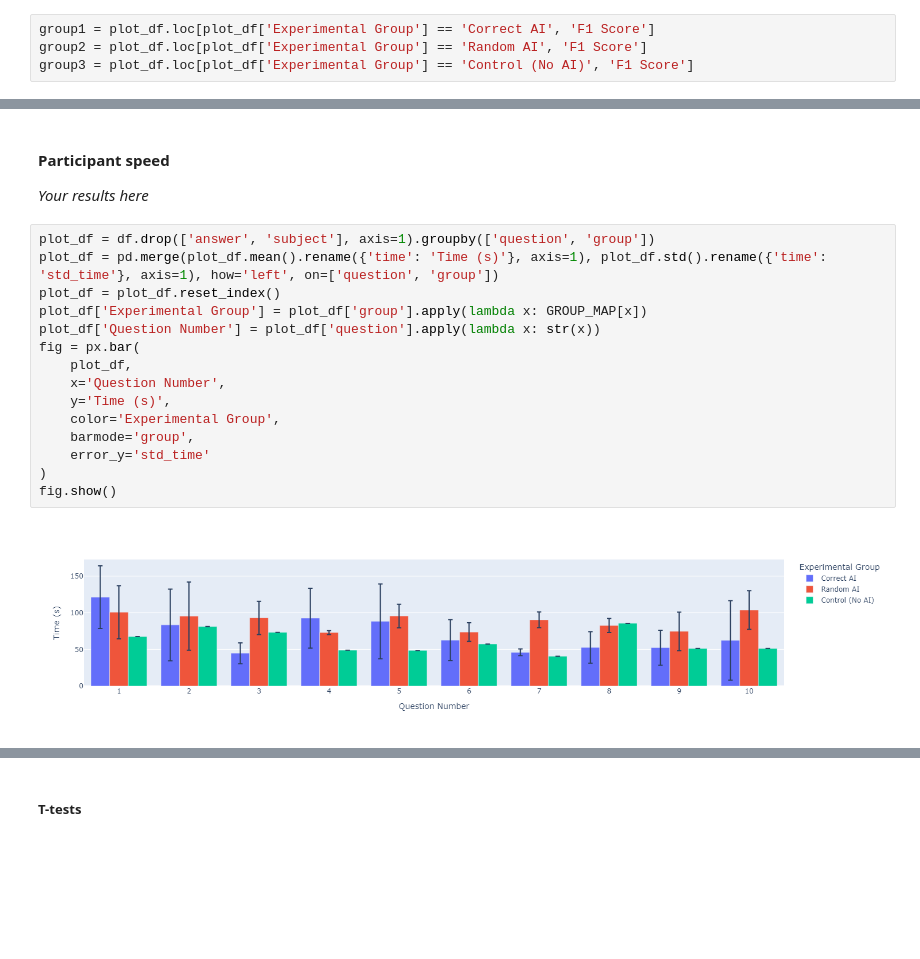
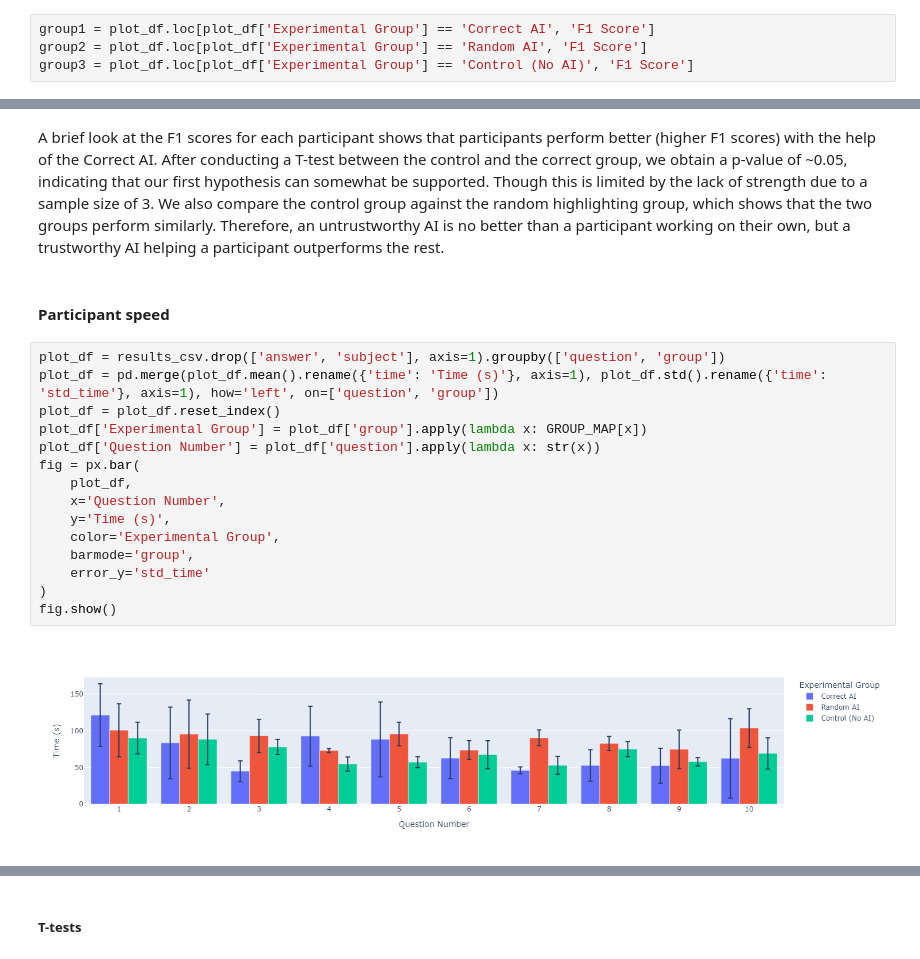
Before and after one commit to nexync/iml_final, a Jupyter notebook: Interpretable_ML_group_assignment_2.ipynb, the cells around one changed output, grey strips where cells are left out. Drawn from its saved outputs; the diff is of its cells as text; blank space fills up the shorter version.

```diff
--- a/Interpretable_ML_group_assignment_2.ipynb
+++ b/Interpretable_ML_group_assignment_2.ipynb
@@ -247,23 +271,24 @@ P-value: 0.44860787177003214
+# %% [markdown]
+A brief look at the F1 scores for each participant shows that participants perform better (higher F1 scores) with the help of the Correct AI. After conducting a T-test between the control and the correct group, we obtain a p-value of ~0.05, indicating that our first hypothesis can somewhat be supported. Though this is limited by the lack of strength due to a sample size of 3. We also compare the control group against the random highlighting group, which shows that the two groups perform similarly. Therefore, an untrustworthy AI is no better than a participant working on their own, but a trustworthy AI helping a participant outperforms the rest.
 # %% [markdown]
 #### Participant speed
-*Your results here*
 # %%
-plot_df = df.drop(['answer', 'subject'], axis=1).groupby(['question', 'group'])
+plot_df = results_csv.drop(['answer', 'subject'], axis=1).groupby(['question', 'group'])
 plot_df = pd.merge(plot_df.mean().rename({'time': 'Time (s)'}, axis=1), plot_df.std().rename({'time': 'std_time'}, axis=1), how='left', on=['question', 'group'])
 plot_df = plot_df.reset_index()
 plot_df['Experimental Group'] = plot_df['group'].apply(lambda x: GROUP_MAP[x])
 plot_df['Question Number'] = plot_df['question'].apply(lambda x: str(x))
 fig = px.bar(
     plot_df,
     x='Question Number',
     y='Time (s)',
     color='Experimental Group',
     barmode='group',
     error_y='std_time'
 )
 fig.show()
 # %% [output]
-[figure, old version]
+[figure, new version]
 # %%
 groupby_df = results_csv.groupby(['group', 'subject'])['time'].sum().reset_index(name='total_time')
 groupby_df.columns = ['Experimental Group', 'Test Subject', 'Total Time']
```
Also changed, not shown: parts of 20 cells of this notebook.
